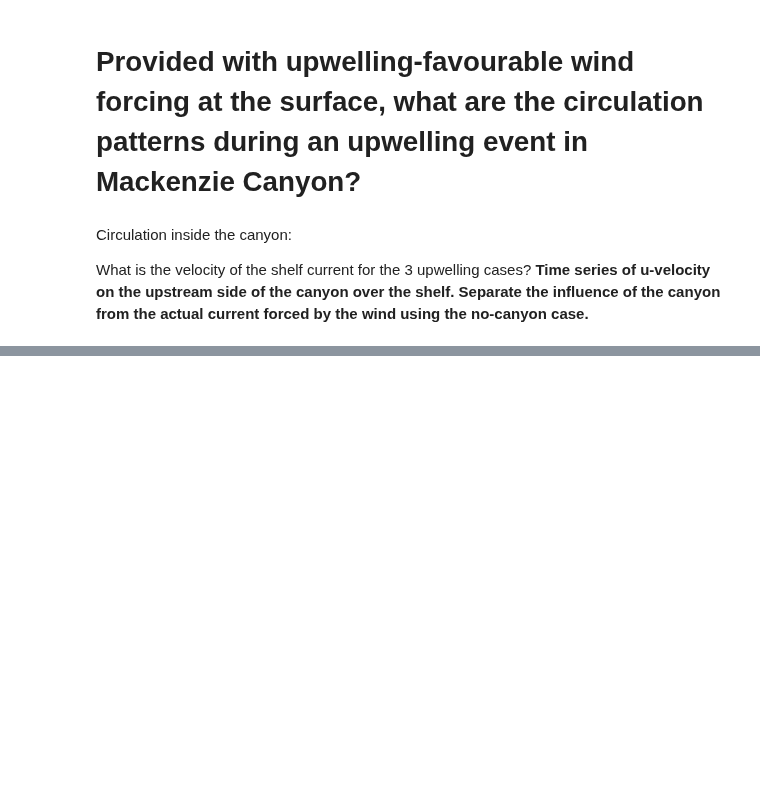
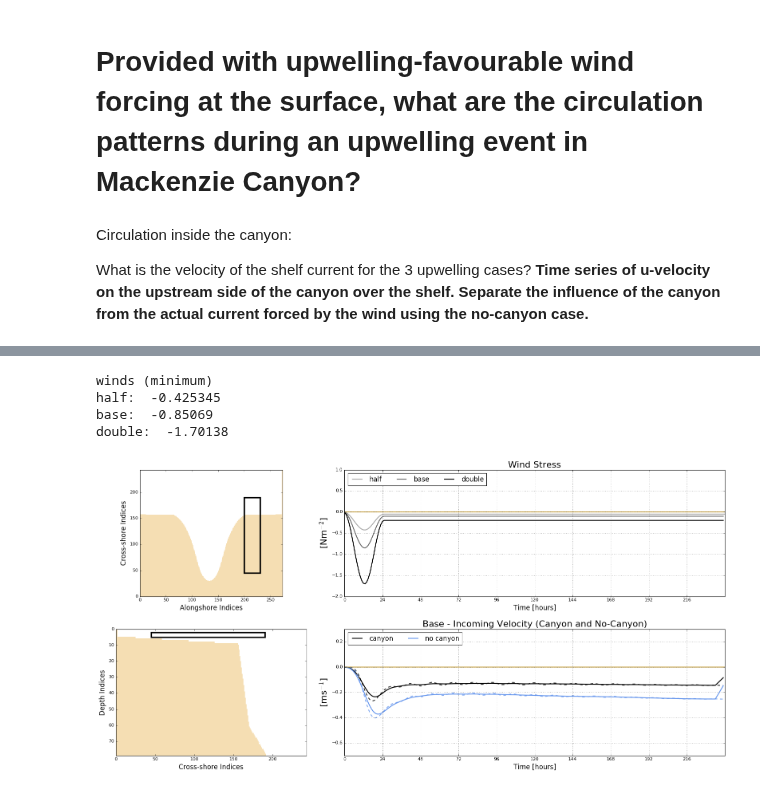
Before and after one commit to UBC-MOAD/analysis_mackenzie_canyon, a Jupyter notebook: notebooks/general_circulation/shelf_currents_ideal.ipynb, the cells around one changed output, grey strips where cells are left out. Drawn from its saved outputs; the diff is of its cells as text; code cells hidden in the pictures; blank space fills up the shorter version.

```diff
--- a/notebooks/general_circulation/shelf_currents_ideal.ipynb
+++ b/notebooks/general_circulation/shelf_currents_ideal.ipynb
@@ -200,0 +225,12 @@ double:  -0.365982565271 -0.210430504662
+# %%
+fig, ax2 = plot_incoming_velocity(y_start, y_end, x_start, x_end, dep_start, dep_end,
+                                  umask_all_h, sozotaux_h, sozotaux_b, sozotaux_d)
+ax2 = plot_incoming_velocity_ax2_B(ax2, avgU_absolute_b, avgU_absolute_nb, 'Base')
+
+fig.savefig('../writing_images/shelf_currents_fig3.png', dpi=100, bbox_inches='tight')
+# %% [output]
+winds (minimum)
+half:  -0.425345
+base:  -0.85069
+double:  -1.70138
+[figure, added]
```
Also changed, not shown: parts of 7 cells of this notebook.
